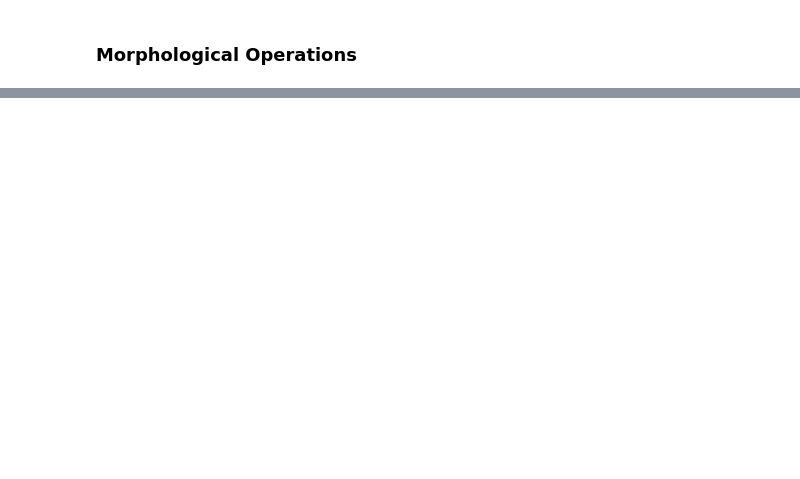
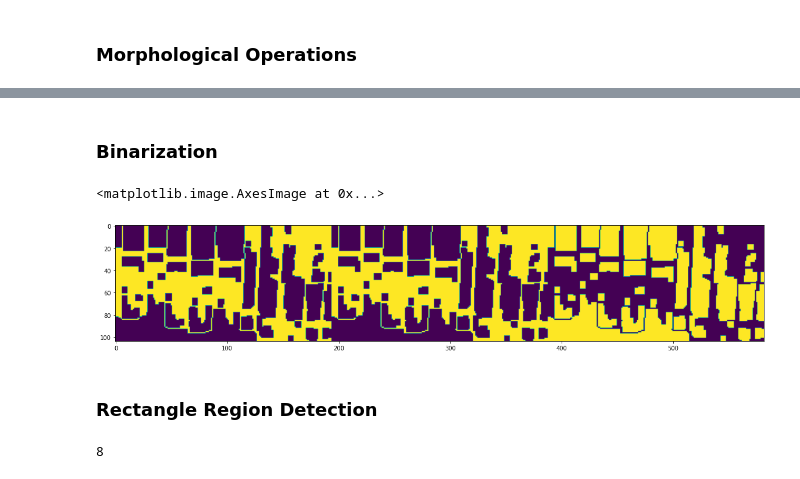
Before and after one commit to PEBpung/Libot, a Jupyter notebook: src/Segmentation.ipynb, the cells around one changed output, grey strips where cells are left out. Saved outputs shown, nothing was run; the diff lists cells and outputs as text; code cells hidden in the pictures; blank space fills up the shorter version.

```diff
--- a/src/Segmentation.ipynb
+++ b/src/Segmentation.ipynb
@@ -43,0 +76,24 @@ plt.imshow(img_sobel)
+# %% [markdown]
+### Binarization
+# %%
+et,img_result1 = cv2.threshold(closing, 127, 255, cv2.THRESH_BINARY)
+ret,img_result2 = cv2.threshold(closing, 127, 255, cv2.THRESH_BINARY_INV)
+
+merged = np.hstack((closing, img_result1, img_result2))
+plt.figure(figsize=(20, 20))
+plt.imshow(merged)
+# %% [output]
+<matplotlib.image.AxesImage at 0x...>
+[figure, added]
+# %% [markdown]
+### Rectangle Region Detection
+# %%
+contours, _ = cv2.findContours(img_result1, cv2.RETR_EXTERNAL, cv2.CHAIN_APPROX_NONE)
+
+for cont in contours:
+    approx = cv2.approxPolyDP(cont, cv2.arcLength(cont, True)*0.02, True)
+    vtc = len(approx)
+
+    print(vtc)
+# %% [output]
+8
```
Also changed, not shown: parts of 6 cells of this notebook.
